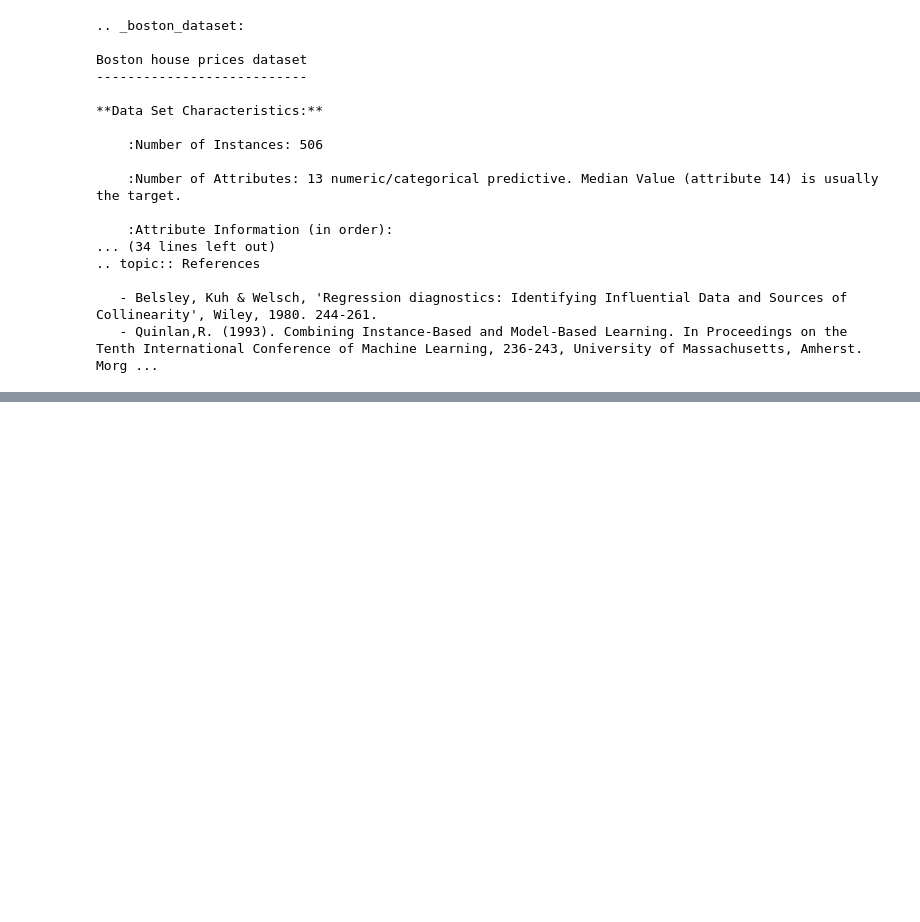
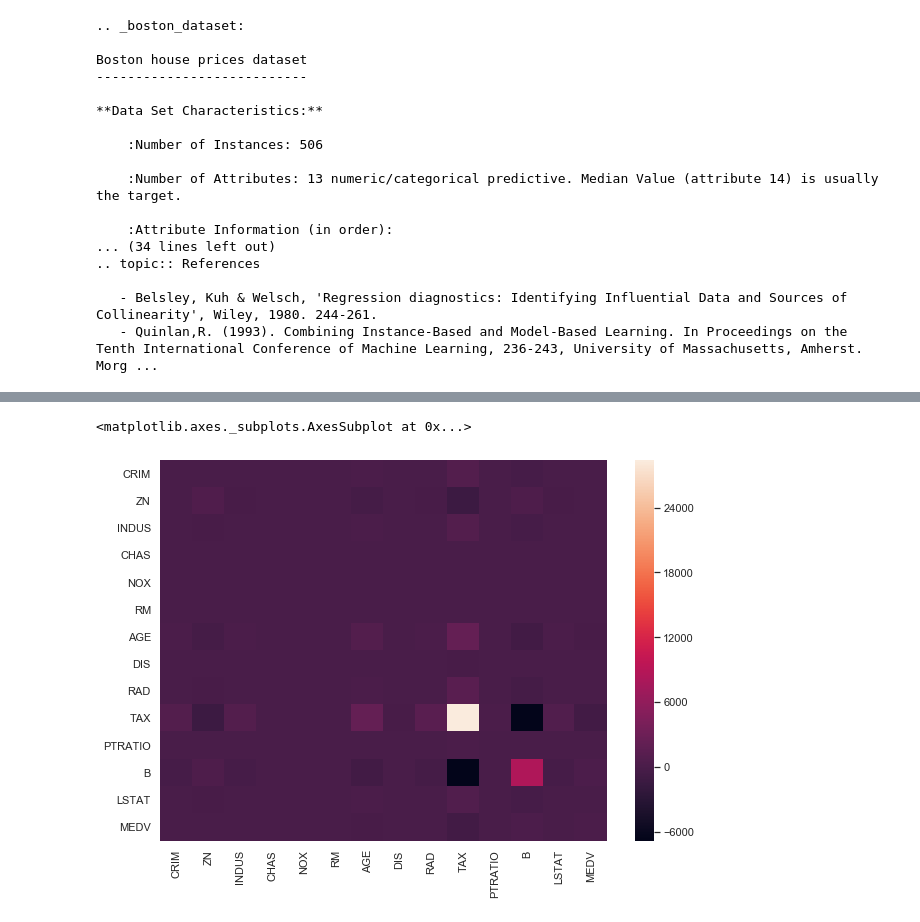
Before and after one commit to MKelly1303/52954_Project_2019, a Jupyter notebook: 52954_Project_Notebook.ipynb, the cells around one changed output, grey strips where cells are left out. Cells and saved outputs as stored; diff of their text form; code cells hidden in the pictures; blank space fills up the shorter version.

```diff
--- a/52954_Project_Notebook.ipynb
+++ b/52954_Project_Notebook.ipynb
@@ -124,0 +166,6 @@ plt.show()
+# %%
+covariance_matrix = df.cov().round(20)
+sns.heatmap(data=covariance_matrix, annot=False)
+# %% [output]
+<matplotlib.axes._subplots.AxesSubplot at 0x...>
+[figure, added]
```
Also changed, not shown: parts of 16 cells of this notebook.
